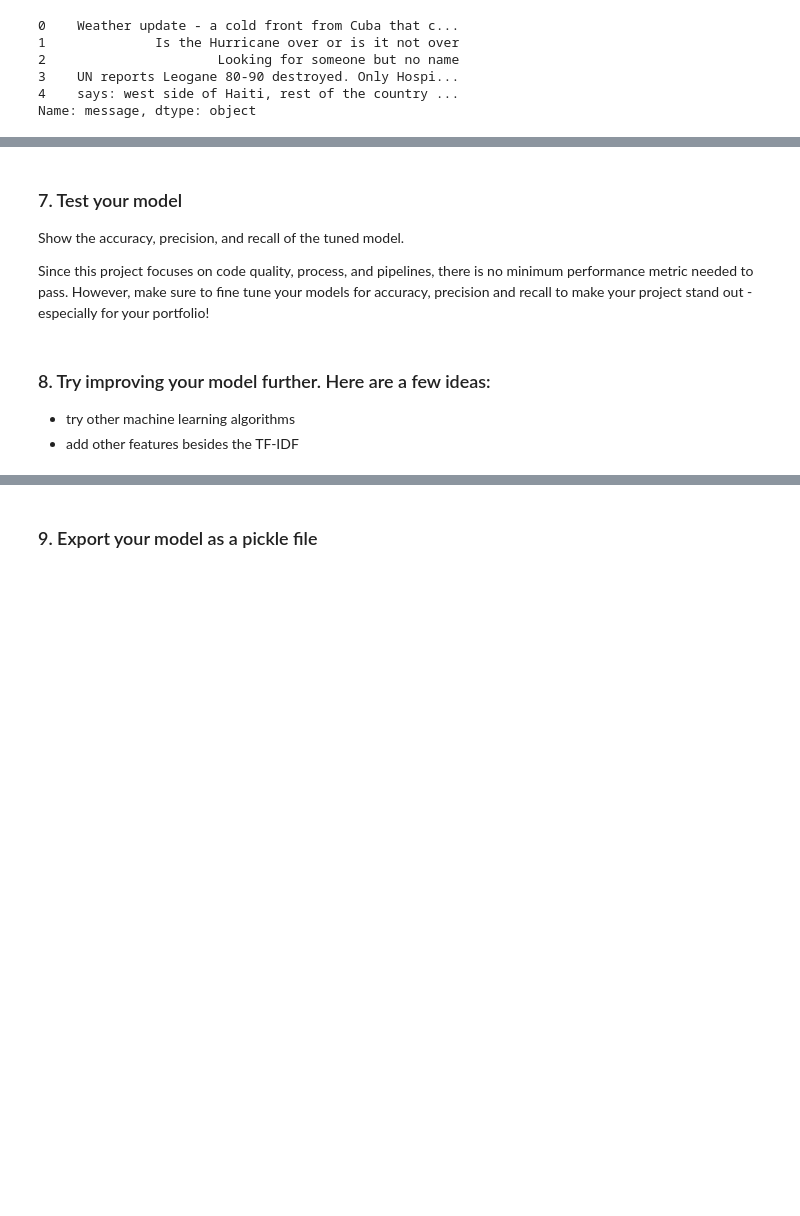
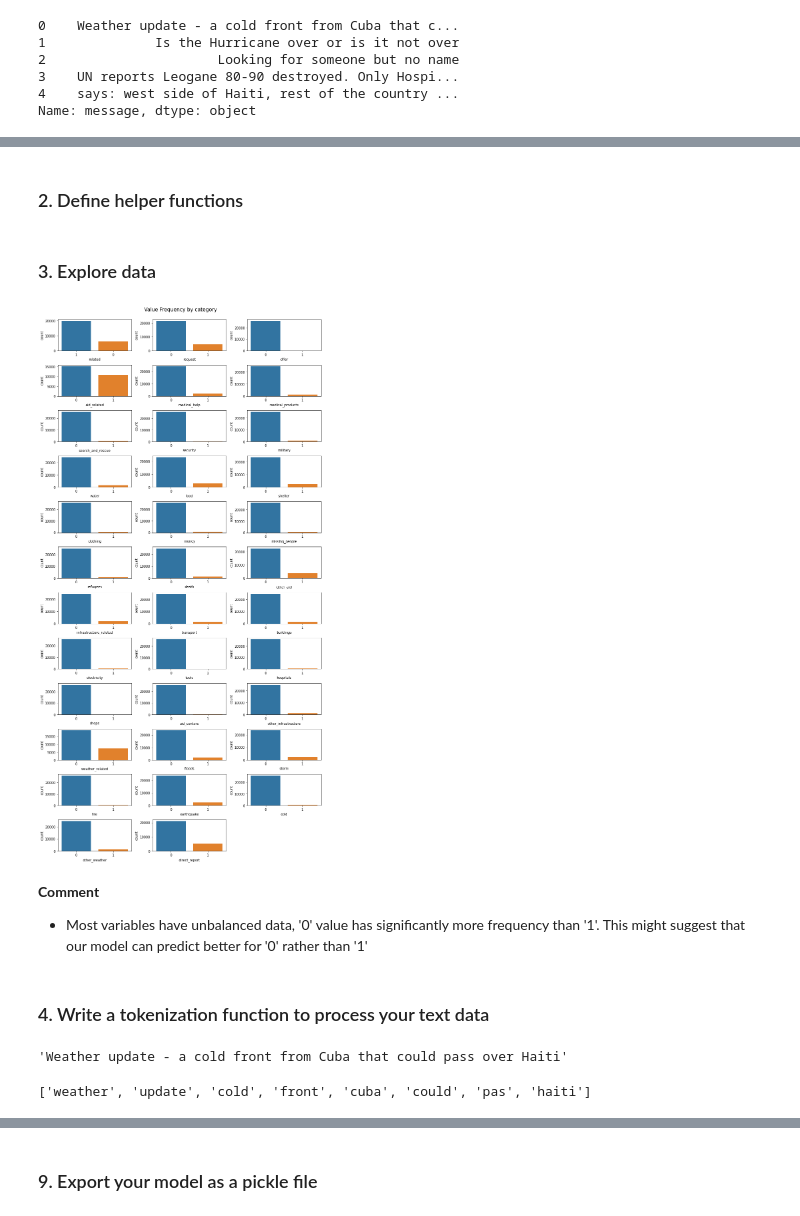
Before and after one commit to leminkhoa/Udacity_DisasterReponsePipeline_Project, a Jupyter notebook: ML Pipeline Preparation.ipynb, the cells around one changed output, grey strips where cells are left out. Drawn from its saved outputs; the diff is of its cells as text; code cells hidden in the pictures; blank space fills up the shorter version.

Commit message:
After train model

```diff
--- a/ML Pipeline Preparation.ipynb
+++ b/ML Pipeline Preparation.ipynb
@@ -84,9 +126,2 @@ cv =
-# %% [markdown]
-### 7. Test your model
-Show the accuracy, precision, and recall of the tuned model.
-
-Since this project focuses on code quality, process, and  pipelines, there is no minimum performance metric needed to pass. However, make sure to fine tune your models for accuracy, precision and recall to make your project stand out - especially for your portfolio!
-# %% [markdown]
-### 8. Try improving your model further. Here are a few ideas:
-* try other machine learning algorithms
-* add other features besides the TF-IDF
+# %% [markdown]
+### 2. Define helper functions
@@ -92,0 +186,21 @@ Since this project focuses on code quality, process, and  pipelines, there is no
+# %% [markdown]
+### 3. Explore data
+# %%
+# Visualize frequency
+i = 1
+plt.figure(figsize=(12, 24))
+plt.suptitle('Value Frequency by category', fontsize=15)
+
+for col in y.columns:
+    plt.subplot(12, 3, i)
+    sns.countplot(data=y, x=col, order=df[col].value_counts().index)
+    i+=1
+plt.tight_layout(rect=[0, 0.01, 1, 0.98])
+plt.show()
+# %% [output]
+[figure, added]
+# %% [markdown]
+**Comment**
+- Most variables have unbalanced data, '0' value has significantly more frequency than '1'. This might suggest that our model can predict better for '0' rather than '1'
+# %% [markdown]
+### 4. Write a tokenization function to process your text data
@@ -92,0 +230,10 @@ Since this project focuses on code quality, process, and  pipelines, there is no
+# %%
+# Test function
+X.loc[0]
+# %% [output]
+'Weather update - a cold front from Cuba that could pass over Haiti'
+# %%
+# After tokenize
+tokenize(X[0])
+# %% [output]
+['weather', 'update', 'cold', 'front', 'cuba', 'could', 'pas', 'haiti']
```
Also changed, not shown: parts of 51 cells of this notebook, 11 other files.
